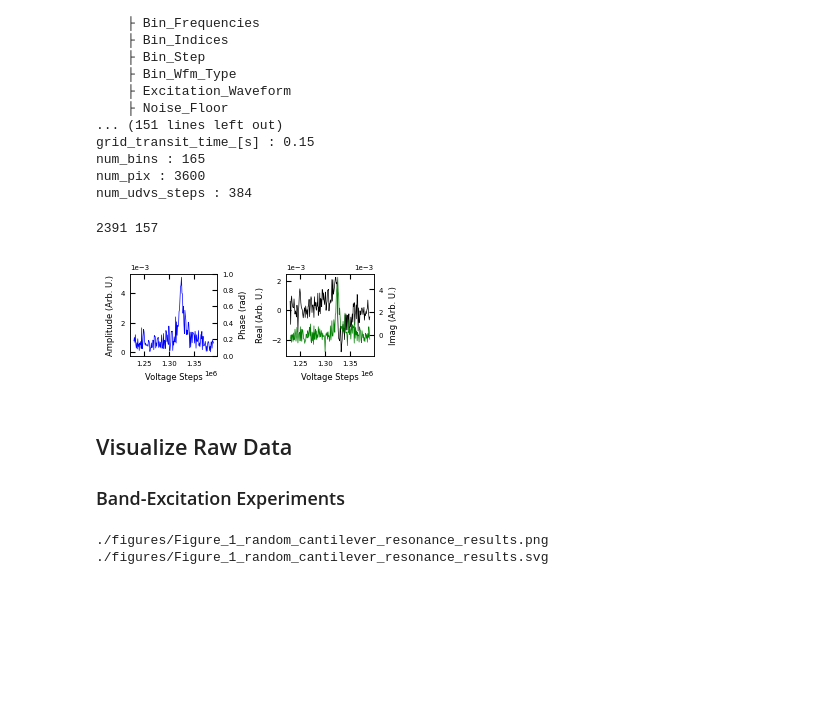
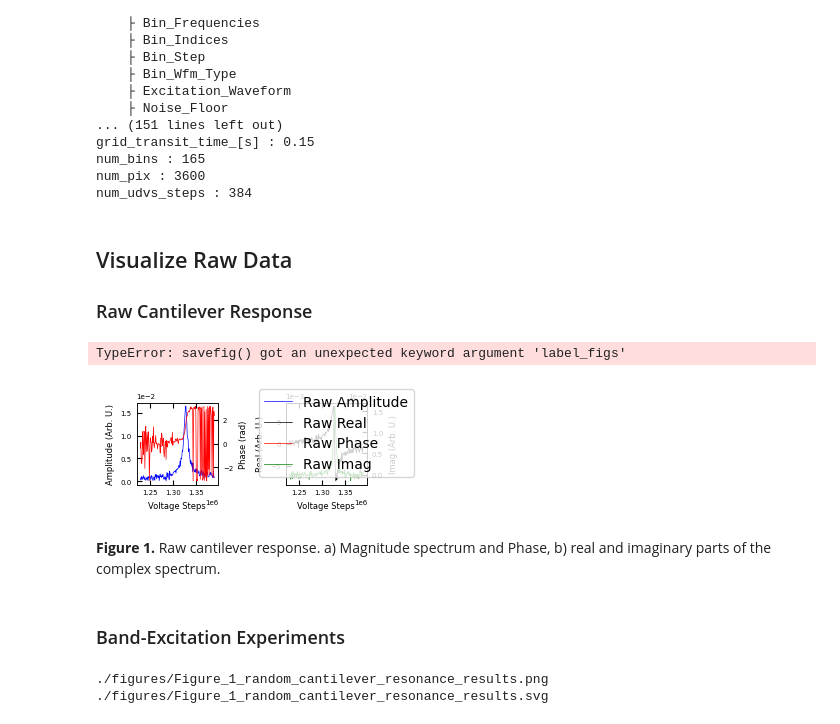
Before and after one commit to m3-learning/m3_learning_old, a Jupyter notebook: m3_learning/papers/2023_Rapid_Fitting/1_SHO_Fitting.ipynb, the cells around one changed output. Cells and saved outputs as stored; diff of their text form; code cells hidden in the pictures; blank space fills up the shorter version.

```diff
--- a/m3_learning/papers/2023_Rapid_Fitting/1_SHO_Fitting.ipynb
+++ b/m3_learning/papers/2023_Rapid_Fitting/1_SHO_Fitting.ipynb
@@ -667,10 +652,11 @@ class Printer:
 # %%
 class Viz:
 
-    def __init__(self, dataset, Printer=None, verbose=False):
+    def __init__(self, dataset, Printer=None, verbose=False, labelfigs_ = True):
         self.Printer = Printer
         self.dataset = dataset
         self.verbose = verbose
+        self.labelfigs = labelfigs_
 
         self.SHO_labels = [{'title': "Amplitude",
                             'y_label': "Amplitude \n (Arb. U.)"
@@ -806,7 +792,7 @@ class Viz:
 
         # prints the figure
         if self.Printer is not None:
-            self.Printer.save_figure(fig, filename, label_figs=ax, style='b')
+            self.Printer.savefig(fig, filename, label_figs=ax, style='b')
 
     def SHO_hist(self, SHO_data, filename=""):
 
@@ -823,7 +809,7 @@ class Viz:
 
         # prints the figure
         if self.Printer is not None:
-            self.Printer.save_figure(fig, filename, label_figs=axs, style='b')
+            self.Printer.savefig(fig, filename, label_figs=axs, style='b')
 
     def SHO_loops(self, data, filename="Figure_2_random_SHO_fit_results"):
 
@@ -834,9 +820,9 @@ class Viz:
             ax.plot(self.dataset.dc_voltage, data[0, :, i])
             ax.set_ylabel(label['y_label'])
 
-            # prints the figure
+        # prints the figure
         if self.Printer is not None:
-            self.Printer.save_figure(fig, filename, label_figs=axs, style='b')
+            self.Printer.savefig(fig, filename, label_figs=axs, style='b')
 
     def set_attributes(self, **kwargs):
         for key, value in kwargs.items():
@@ -865,28 +851,39 @@ class Viz:
         return timestep
 
 
-    def raw_data_comparison(self, true, predict=None, filename="", pixel=None, timestep=None):
+    def raw_data_comparison(self,
+                            true,
+                            predict=None,
+                            filename=None,
+                            pixel=None,
+                            timestep=None,
+                            legend = True):
 
         self.set_attributes(**true)
 
         # plot real and imaginary components of resampled data
         fig, axs = layout_fig(2,2, figsize=(3, 1.25))
 
+        # if a pixel is not provided it will select a random pixel
         if pixel is None:
+
             # Select a random point and time step to plot
             pixel = np.random.randint(0, self.dataset.num_pix)
 
+        # gets the timestep with consideration of the current state
         timestep = self.get_timestep(timestep)
 
+        # sets the dataset state to grab the magnitude spectrum
         self.dataset.raw_format = "magnitude spectrum"
 
+        # gets the raw data at the selected pixel and time step
         data = self.dataset.raw_spectra(pixel = pixel, voltage_step = timestep)
 
         # get the correct voltage values
         x = self.get_voltage_values(data[0])
-
         axs[0].plot(x, data[0].flatten(), 'b', label=self.dataset.label + " Amplitude")
         ax1 = axs[0].twinx()
+        ax1.plot(x, data[1].flatten(), 'r', label=self.dataset.label + " Phase")
 
         if predict is not None:
             self.set_attributes(**predict)
@@ -927,6 +924,13 @@ class Viz:
             print("predicted \n")
             self.dataset.extraction_state
 
+        if legend:
+            fig.legend(bbox_to_anchor=(1.04, 1),
+                        loc="upper right", borderaxespad=0.0)
+
+        # prints the figure
+        if self.Printer is not None and filename is not None:
+            self.Printer.savefig(fig, filename, label_figs=[axs[0], axs[1]], style='b')
 
 
 
@@ -1037,19 +1041,22 @@ grid_transit_time_[s] : 0.15
 num_bins : 165
 num_pix : 3600
 num_udvs_steps : 384
-# %%
-dataset.measurement_state = 'on'
+# %% [markdown]
+## Visualize Raw Data
+
+### Raw Cantilever Response
 # %%
-BE_viz = Viz(dataset, printer)
+BE_viz = Viz(dataset, printer())
 prediction = {"resampled": False,
               "label": "Raw"}
 
-BE_viz.raw_data_comparison(prediction)
+BE_viz.raw_data_comparison(prediction, filename="Figure_1_raw_cantilever_response")
 # %% [output]
-2391 157
+TypeError: savefig() got an unexpected keyword argument 'label_figs'
-[figure, old version]
+[figure, new version]
+# %% [markdown]
+**Figure 1.** Raw cantilever response. a) Magnitude spectrum and Phase, b) real and imaginary parts of the complex spectrum.
 # %% [markdown]
-## Visualize Raw Data
 
 ### Band-Excitation Experiments
 # %%
```
Also changed, not shown: parts of 3 cells of this notebook, 2 other files.
